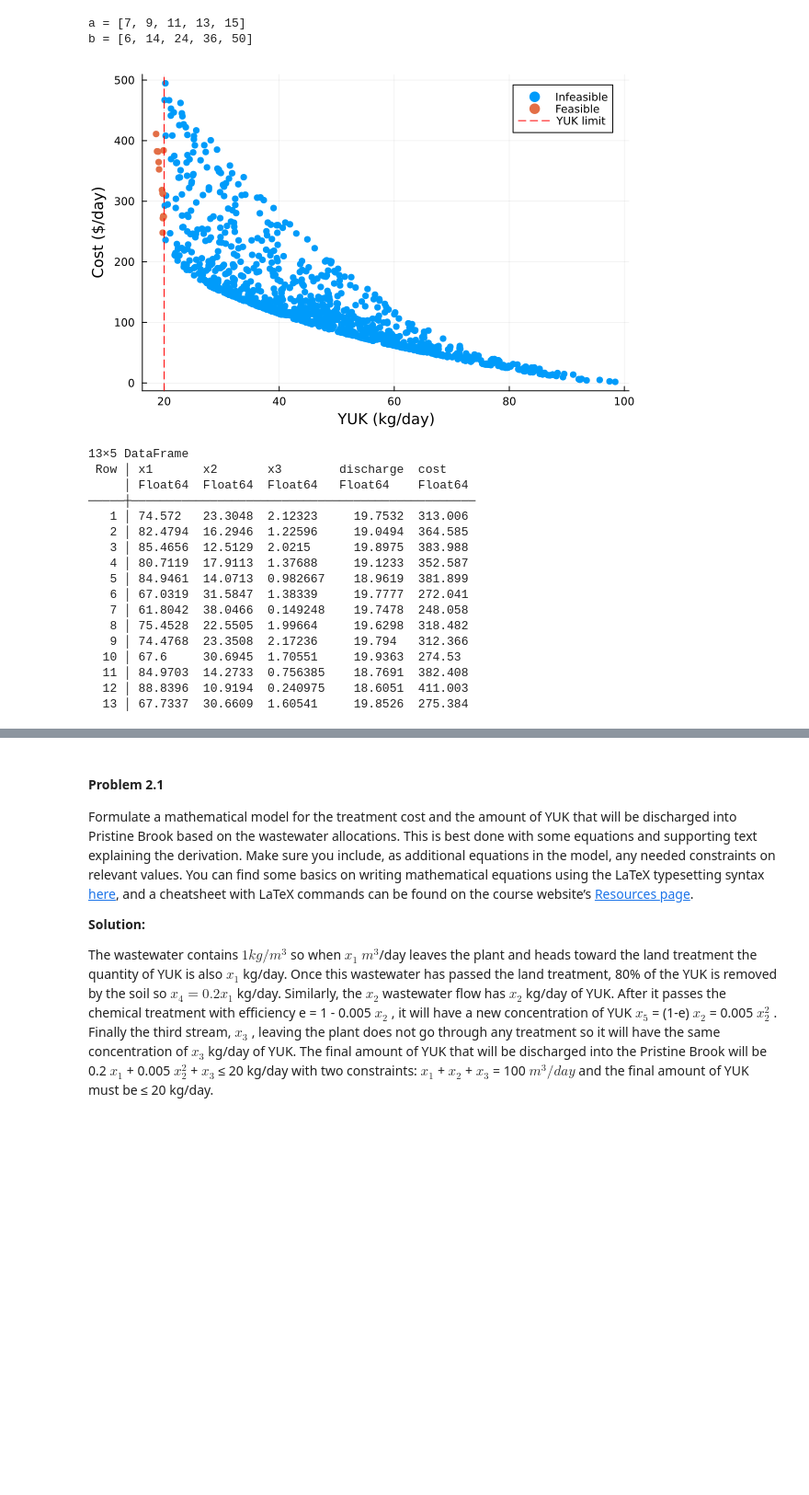
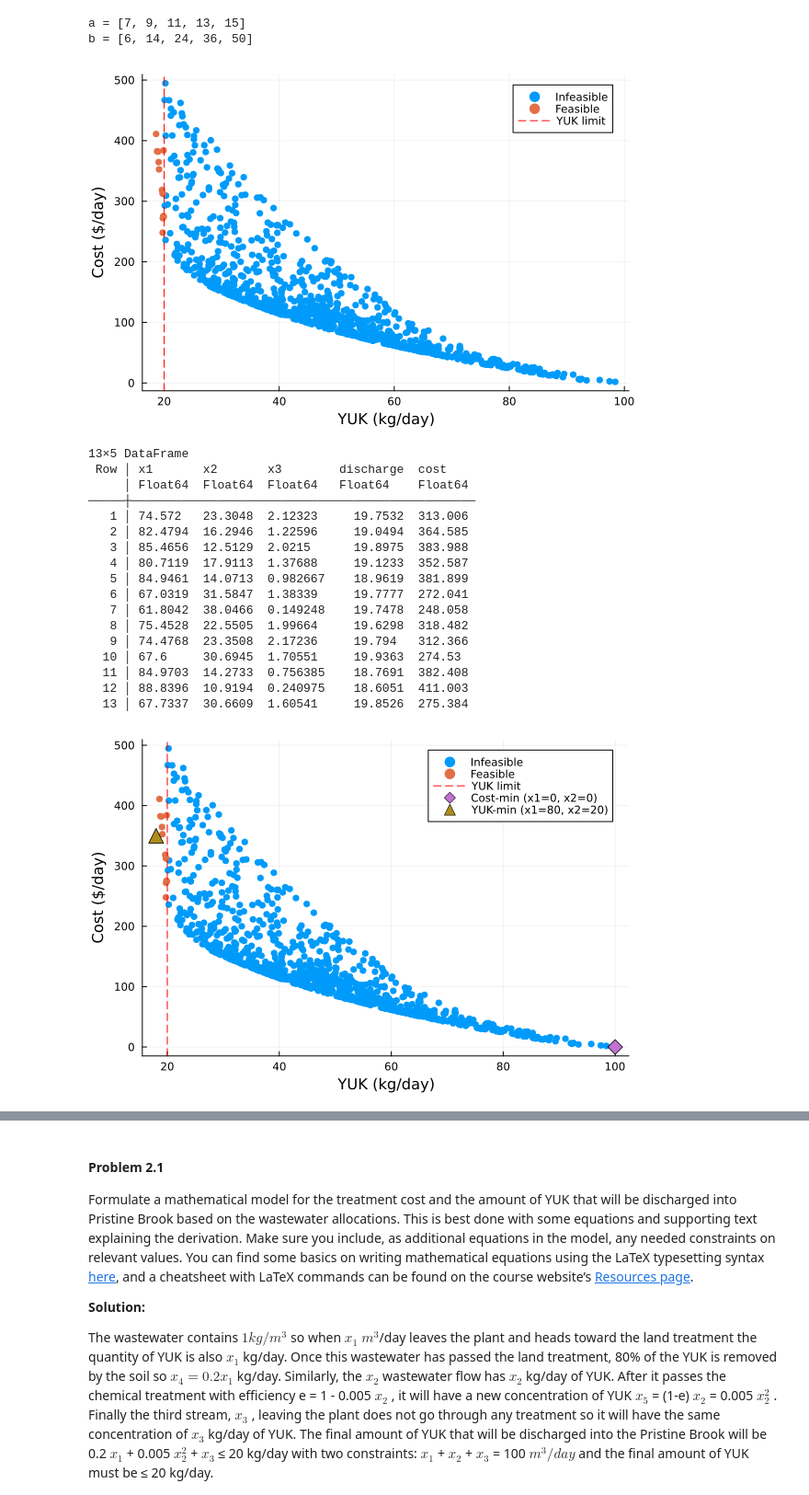
Before and after one commit to BEE4750-FA25/bee4750-hw1-rv297, a Jupyter notebook: hw01.ipynb, the cells around one changed output, grey strips where cells are left out. Shown at 92% size. Drawn from its saved outputs; the diff is of its cells as text; code cells hidden in the pictures; blank space fills up the shorter version.

```diff
--- a/hw01.ipynb
+++ b/hw01.ipynb
@@ -401,33 +401,49 @@ end
 # Find all the tests that do NOT exceed 20 kg.day of YUK into Pristine Brook
 using DataFrames
 feasible_trials = DataFrame( x1 = x1[s], x2 = x2[s], x3 = 100 .- x1[s] .- x2[s], discharge = d[s], cost = c[s])
 print(feasible_trials)
 
 # Scatter plot of all trials
 scatter(d[.!s], c[.!s], label="Infeasible", ms=4, markerstrokewidth=0,
         xlabel="YUK (kg/day)", ylabel="Cost (\$/day)") # plot all points that are above the 20 kg/day YUK concentration
 scatter!(d[s], c[s], label="Feasible", ms=4, markerstrokewidth=0) # plot all points equal to or below 20 kg/day YUK concentration
 vline!([20], linestyle=:dash, color=:red, label="YUK limit") # mark the 20 kg/day limit with a vertical red line
 display(current())
+
+# Add points minimizing cost and discharge found in 2.4 to scatter plot
+# point minimizing cost:
+min_cost_d = 100
+min_cost_c = 0
+
+# point minimizing discharge:
+min_discharge_d = 18
+min_discharge_c = 350
+
+# add points to plot
+scatter!([min_cost_d], [min_cost_c],
+         markershape=:diamond, ms=8, label="Cost-min (x1=0, x2=0)")
+scatter!([min_discharge_d], [min_discharge_c],
+         markershape=:utriangle, ms=8, label="YUK-min (x1=80, x2=20)")
 # %% [output]
 [figure]
 13×5 DataFrame
  Row │ x1       x2       x3        discharge  cost
      │ Float64  Float64  Float64   Float64    Float64
 ─────┼────────────────────────────────────────────────
    1 │ 74.572   23.3048  2.12323     19.7532  313.006
    2 │ 82.4794  16.2946  1.22596     19.0494  364.585
    3 │ 85.4656  12.5129  2.0215      19.8975  383.988
    4 │ 80.7119  17.9113  1.37688     19.1233  352.587
    5 │ 84.9461  14.0713  0.982667    18.9619  381.899
    6 │ 67.0319  31.5847  1.38339     19.7777  272.041
    7 │ 61.8042  38.0466  0.149248    19.7478  248.058
    8 │ 75.4528  22.5505  1.99664     19.6298  318.482
    9 │ 74.4768  23.3508  2.17236     19.794   312.366
   10 │ 67.6     30.6945  1.70551     19.9363  274.53
   11 │ 84.9703  14.2733  0.756385    18.7691  382.408
   12 │ 88.8396  10.9194  0.240975    18.6051  411.003
   13 │ 67.7337  30.6609  1.60541     19.8526  275.384
+[figure, added]
 # %% [markdown]
 Make sure you comment your code appropriately to make it clear what is going on and why.
 
```
Also changed, not shown: parts of 1 cell of this notebook.
